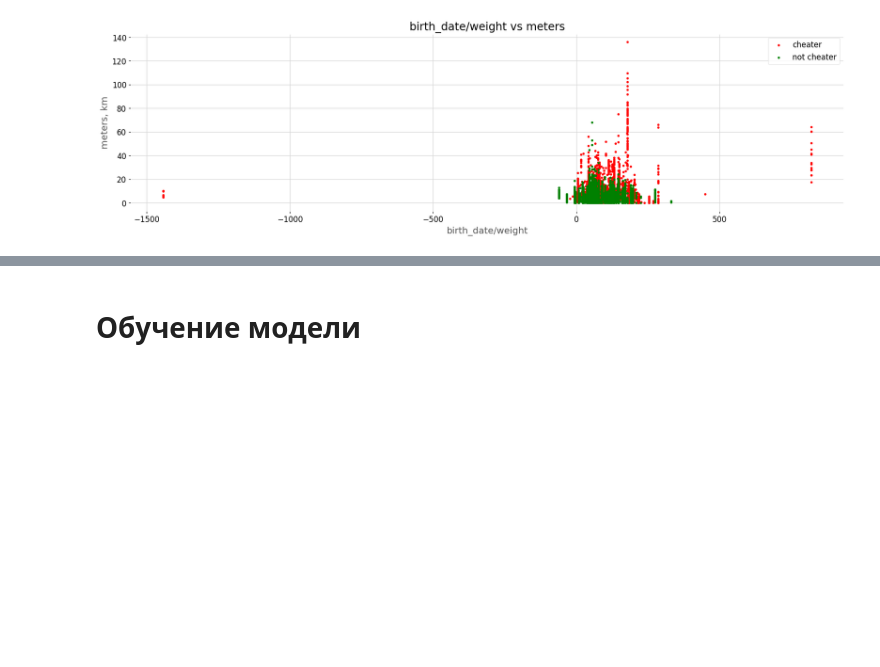
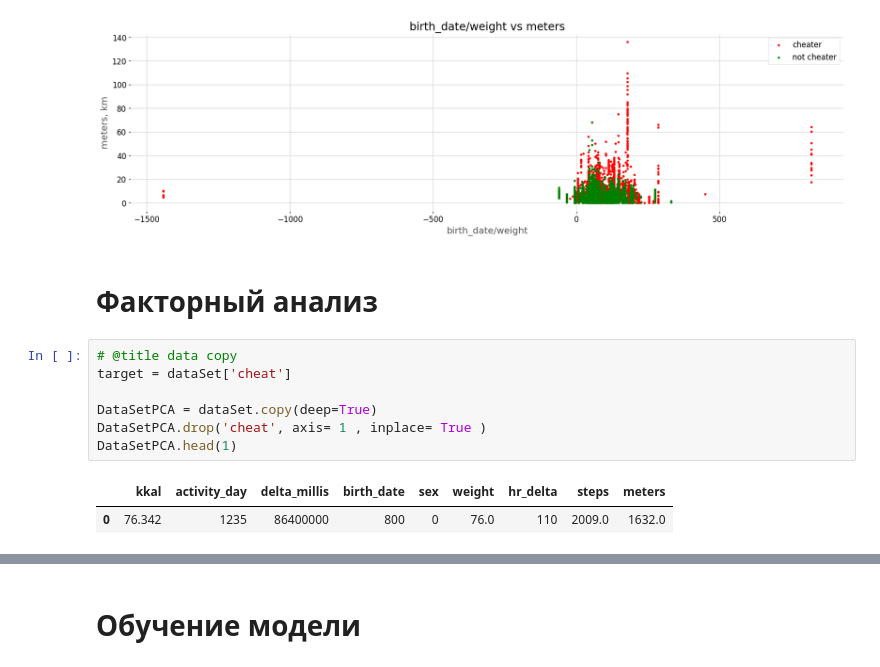
Before and after one commit to StrangePineAplle/AI-SportTech, a Jupyter notebook: fullModel/AI_SportTech.ipynb, the cells around one changed output, grey strips where cells are left out. Saved outputs shown, nothing was run; the diff lists cells and outputs as text; blank space fills up the shorter version.

```diff
--- a/fullModel/AI_SportTech.ipynb
+++ b/fullModel/AI_SportTech.ipynb
@@ -186,3 +190,15 @@ plt.show()
 # %% [output]
 [figure]
 [figure]
+# %% [markdown]
+# Факторный анализ
+# %%
+# @title data copy
+target = dataSet['cheat']
+
+DataSetPCA = dataSet.copy(deep=True)
+DataSetPCA.drop('cheat', axis= 1 , inplace= True )
+DataSetPCA.head(1)
+# %% [output]
+|  | kkal | activity_day | delta_millis | birth_date | sex | weight | hr_delta | steps | meters |
+| 0 | 76.342 | 1235 | 86400000 | 800 | 0 | 76.0 | 110 | 2009.0 | 1632.0 |
```
Also changed, not shown: parts of 11 cells of this notebook.
